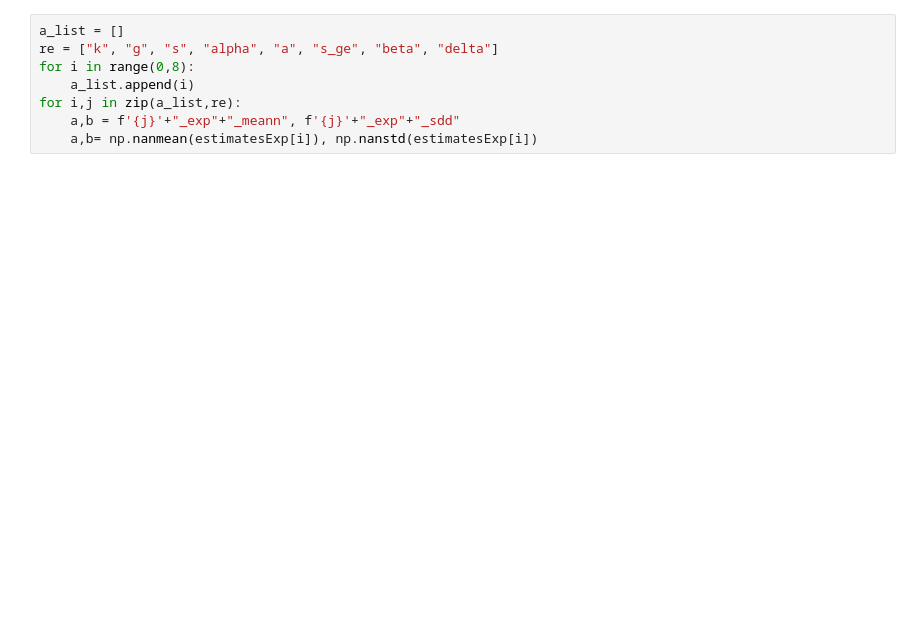
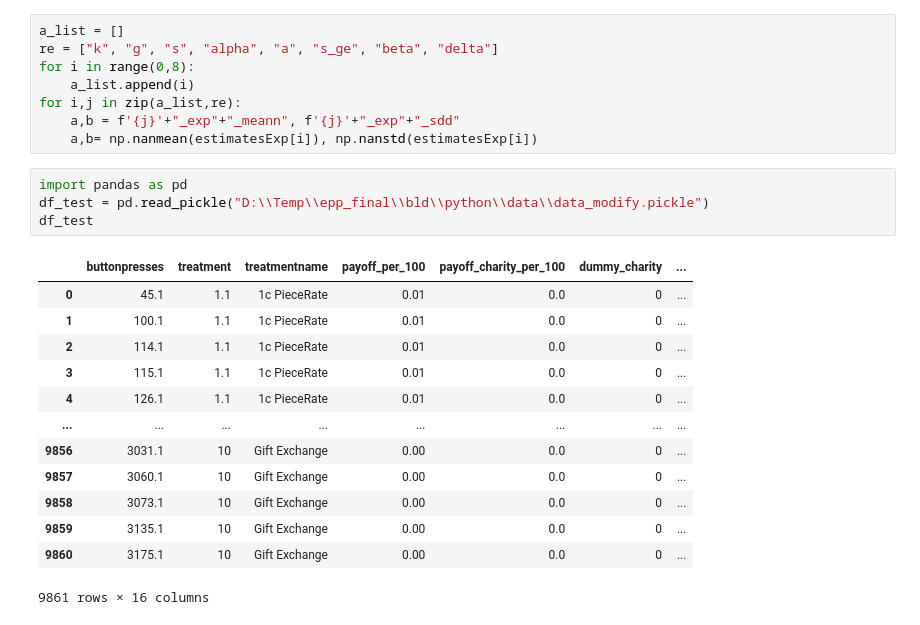
Before and after one commit to YH-Chen1225/EPP_Final, a Jupyter notebook: EPP_Gmm.ipynb, the cells around one changed output. Cells and saved outputs as stored; diff of their text form; blank space fills up the shorter version.

```diff
--- a/EPP_Gmm.ipynb
+++ b/EPP_Gmm.ipynb
@@ -247,3 +322,21 @@ for i in range(0,8):
 for i,j in zip(a_list,re):
     a,b = f'{j}'+"_exp"+"_meann", f'{j}'+"_exp"+"_sdd"
     a,b= np.nanmean(estimatesExp[i]), np.nanstd(estimatesExp[i])
+# %%
+import pandas as pd
+df_test = pd.read_pickle("D:\\Temp\\epp_final\\bld\\python\\data\\data_modify.pickle")
+df_test
+# %% [output]
+|  | buttonpresses | treatment | treatmentname | payoff_per_100 | payoff_charity_per_100 | dummy_charity | ... |
+| 0 | 45.1 | 1.1 | 1c PieceRate | 0.01 | 0.0 | 0 | ... |
+| 1 | 100.1 | 1.1 | 1c PieceRate | 0.01 | 0.0 | 0 | ... |
+| 2 | 114.1 | 1.1 | 1c PieceRate | 0.01 | 0.0 | 0 | ... |
+| 3 | 115.1 | 1.1 | 1c PieceRate | 0.01 | 0.0 | 0 | ... |
+| 4 | 126.1 | 1.1 | 1c PieceRate | 0.01 | 0.0 | 0 | ... |
+| ... | ... | ... | ... | ... | ... | ... | ... |
+| 9856 | 3031.1 | 10 | Gift Exchange | 0.00 | 0.0 | 0 | ... |
+| 9857 | 3060.1 | 10 | Gift Exchange | 0.00 | 0.0 | 0 | ... |
+| 9858 | 3073.1 | 10 | Gift Exchange | 0.00 | 0.0 | 0 | ... |
+| 9859 | 3135.1 | 10 | Gift Exchange | 0.00 | 0.0 | 0 | ... |
+| 9860 | 3175.1 | 10 | Gift Exchange | 0.00 | 0.0 | 0 | ... |
+9861 rows × 16 columns
```
Also changed, not shown: parts of 6 cells of this notebook, 3 other files.
